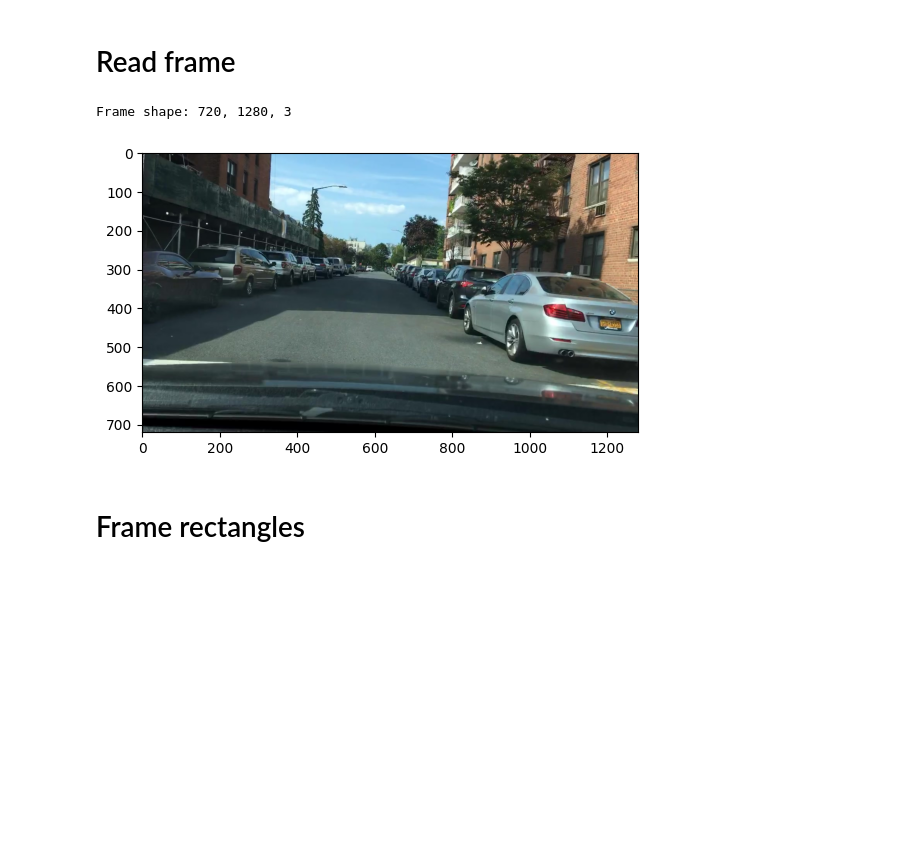
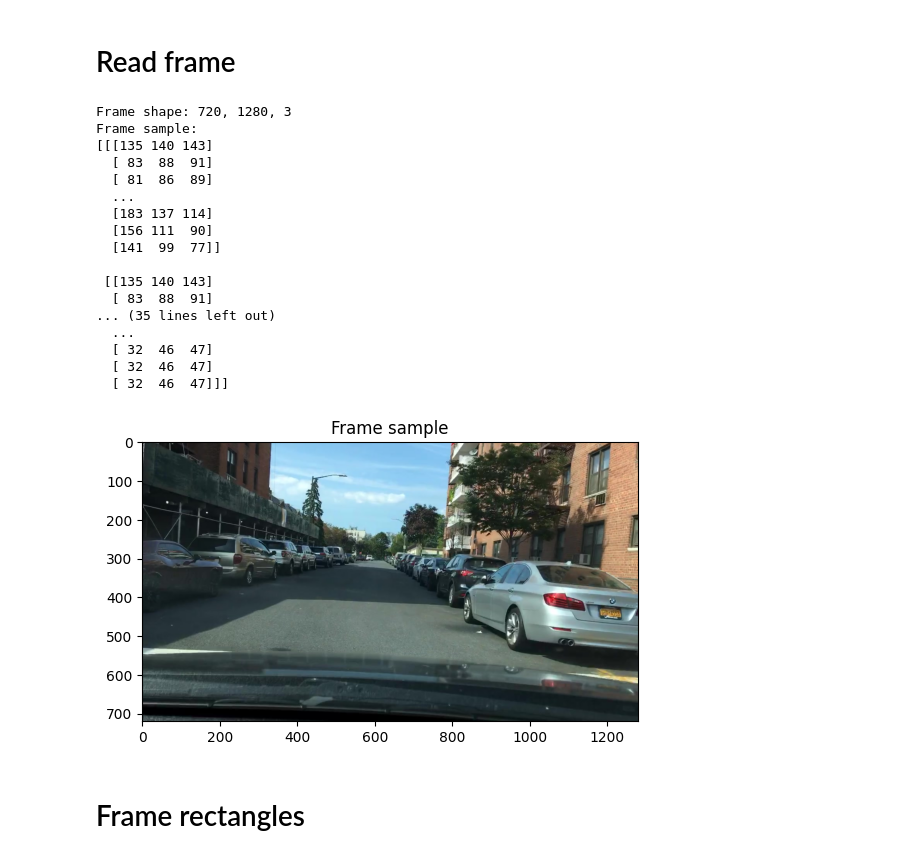
Before and after one commit to gralexrob1/vehicle-detection-in-dashcam-videos, a Jupyter notebook: notebooks/01_data.ipynb, the cells around one changed output. Cells and saved outputs as stored; diff of their text form; code cells hidden in the pictures; blank space fills up the shorter version.

```diff
--- a/notebooks/01_data.ipynb
+++ b/notebooks/01_data.ipynb
@@ -37,14 +37,32 @@ Training data 2020
 # %%
 frame = read_frame(data_path, train_df, 58)
 
 H, W, C = frame.shape
 print(f"Frame shape: {H}, {W}, {C}")
+print(f"Frame sample: \n{frame}")
 
+plt.title("Frame sample")
 plt.imshow(frame)
 plt.show()
 # %% [output]
 Frame shape: 720, 1280, 3
+Frame sample:
+[[[135 140 143]
+  [ 83  88  91]
+  [ 81  86  89]
+  ...
+  [183 137 114]
+  [156 111  90]
+  [141  99  77]]
+
+ [[135 140 143]
+  [ 83  88  91]
+... (35 lines left out)
+  ...
+  [ 32  46  47]
+  [ 32  46  47]
+  [ 32  46  47]]]
-[figure, old version]
+[figure, new version]
 # %% [markdown]
 # Frame rectangles
 # %%
```
Also changed, not shown: 12 other files.
